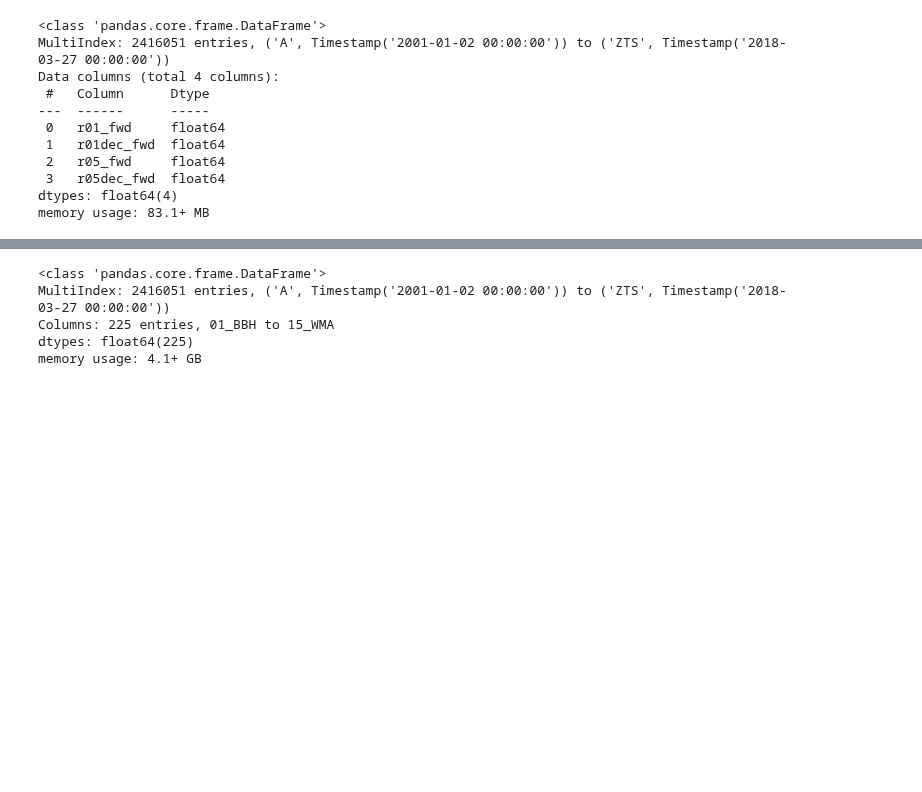
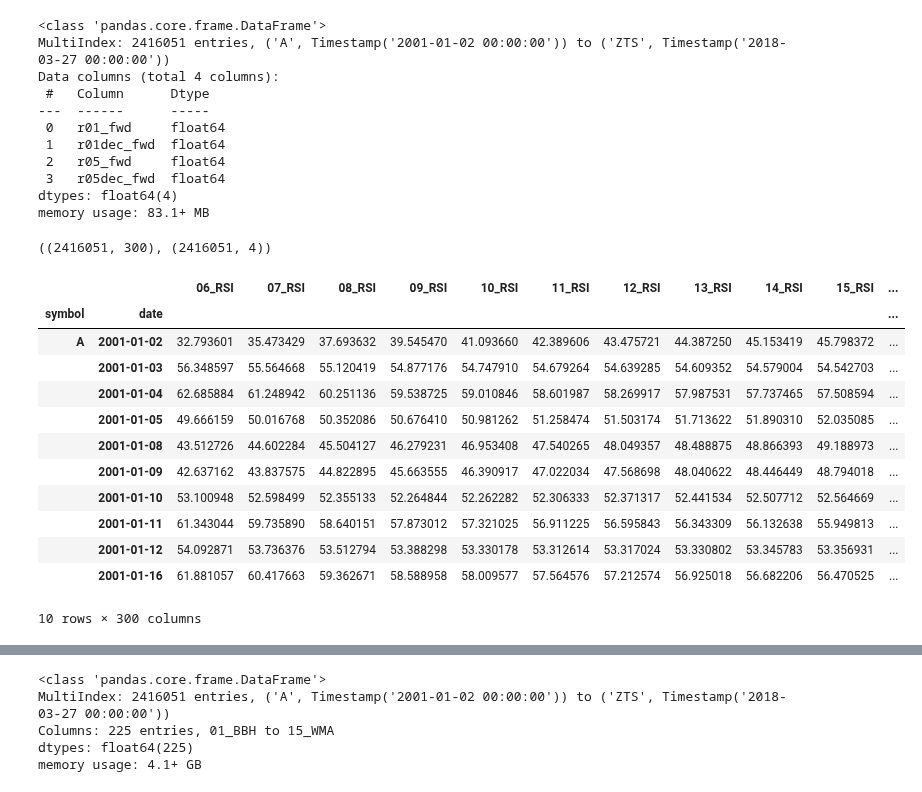
Before and after one commit to OliverJoo/quant_modeling, a Jupyter notebook: MDLing/ConvNN_CNN4TradingFeaturesToClusteredIMG.ipynb, the cells around one changed output, grey strips where cells are left out. Drawn from its saved outputs; the diff is of its cells as text; code cells hidden in the pictures; blank space fills up the shorter version.

```diff
--- a/MDLing/ConvNN_CNN4TradingFeaturesToClusteredIMG.ipynb
+++ b/MDLing/ConvNN_CNN4TradingFeaturesToClusteredIMG.ipynb
@@ -50,3 +50,23 @@ Data columns (total 4 columns):
  3   r05dec_fwd  float64
 dtypes: float64(4)
 memory usage: 83.1+ MB
+# %%
+features.shape, targets.shape
+# %% [output]
+((2416051, 300), (2416051, 4))
+# %%
+features.head(10)
+# %% [output]
+|  |  | 06_RSI | 07_RSI | 08_RSI | 09_RSI | 10_RSI | 11_RSI | 12_RSI | 13_RSI | 14_RSI | 15_RSI | ... |
+| symbol | date |  |  |  |  |  |  |  |  |  |  | ... |
+| A | 2001-01-02 | 32.793601 | 35.473429 | 37.693632 | 39.545470 | 41.093660 | 42.389606 | 43.475721 | 44.387250 | 45.153419 | 45.798372 | ... |
+|  | 2001-01-03 | 56.348597 | 55.564668 | 55.120419 | 54.877176 | 54.747910 | 54.679264 | 54.639285 | 54.609352 | 54.579004 | 54.542703 | ... |
+|  | 2001-01-04 | 62.685884 | 61.248942 | 60.251136 | 59.538725 | 59.010846 | 58.601987 | 58.269917 | 57.987531 | 57.737465 | 57.508594 | ... |
+|  | 2001-01-05 | 49.666159 | 50.016768 | 50.352086 | 50.676410 | 50.981262 | 51.258474 | 51.503174 | 51.713622 | 51.890310 | 52.035085 | ... |
+|  | 2001-01-08 | 43.512726 | 44.602284 | 45.504127 | 46.279231 | 46.953408 | 47.540265 | 48.049357 | 48.488875 | 48.866393 | 49.188973 | ... |
+|  | 2001-01-09 | 42.637162 | 43.837575 | 44.822895 | 45.663555 | 46.390917 | 47.022034 | 47.568698 | 48.040622 | 48.446449 | 48.794018 | ... |
+|  | 2001-01-10 | 53.100948 | 52.598499 | 52.355133 | 52.264844 | 52.262282 | 52.306333 | 52.371317 | 52.441534 | 52.507712 | 52.564669 | ... |
+|  | 2001-01-11 | 61.343044 | 59.735890 | 58.640151 | 57.873012 | 57.321025 | 56.911225 | 56.595843 | 56.343309 | 56.132638 | 55.949813 | ... |
+|  | 2001-01-12 | 54.092871 | 53.736376 | 53.512794 | 53.388298 | 53.330178 | 53.312614 | 53.317024 | 53.330802 | 53.345783 | 53.356931 | ... |
+|  | 2001-01-16 | 61.881057 | 60.417663 | 59.362671 | 58.588958 | 58.009577 | 57.564576 | 57.212574 | 56.925018 | 56.682206 | 56.470525 | ... |
+10 rows × 300 columns
```
Also changed, not shown: parts of 10 cells of this notebook, 1 other file.
